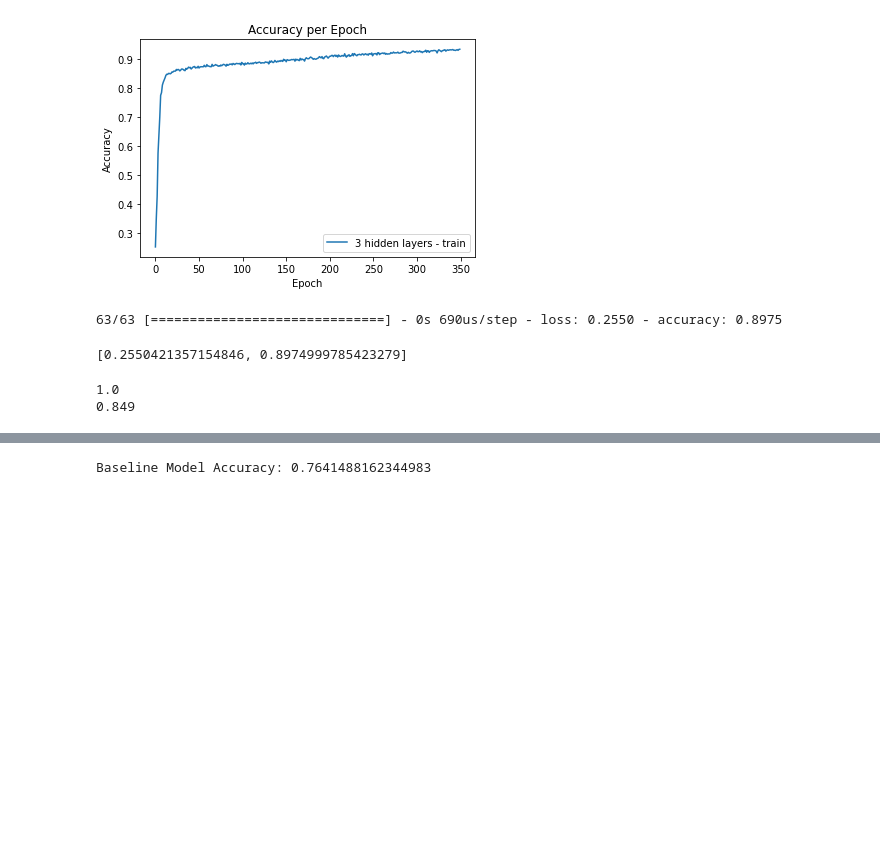
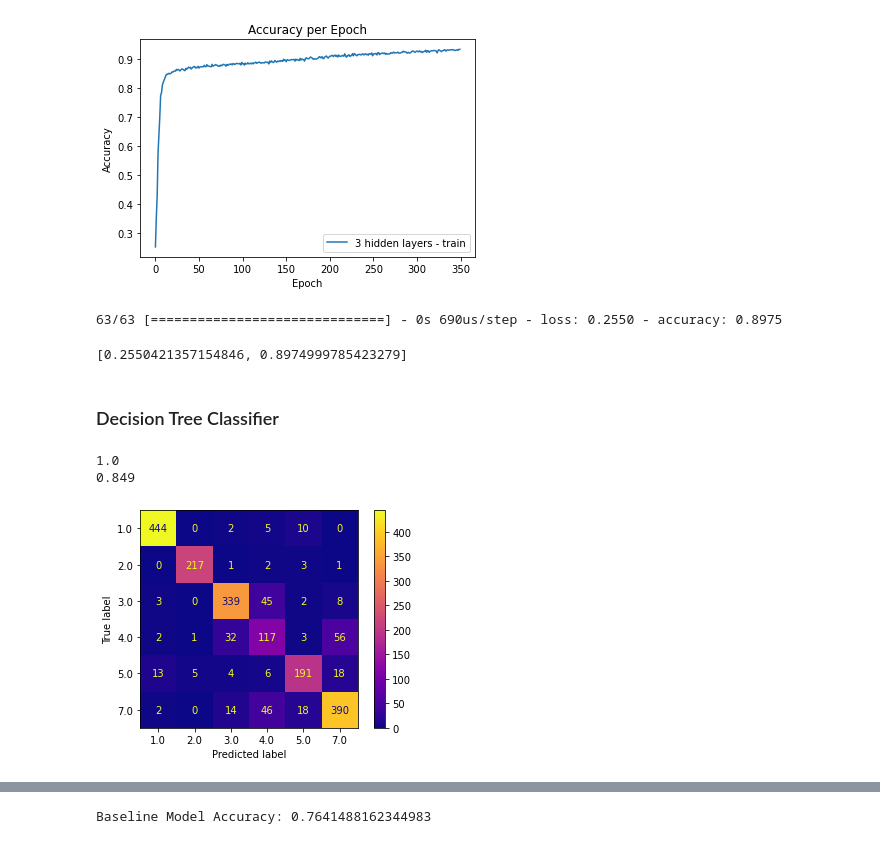
Before and after one commit to jstodd867/landsat-classification, a Jupyter notebook: Capstone_2_Landsat.ipynb, the cells around one changed output, grey strips where cells are left out. Drawn from its saved outputs; the diff is of its cells as text; code cells hidden in the pictures; blank space fills up the shorter version.

Commit message:
updated counts plot

```diff
--- a/Capstone_2_Landsat.ipynb
+++ b/Capstone_2_Landsat.ipynb
@@ -294,6 +294,8 @@ model.evaluate(scaler.transform(X_test), enc.transform(y_test.reshape(-1,1)).toa
 # %% [output]
 63/63 [==============================] - 0s 690us/step - loss: 0.2550 - accuracy: 0.8975
 [0.2550421357154846, 0.8974999785423279]
+# %% [markdown]
+### Decision Tree Classifier
 # %%
 from sklearn.tree import DecisionTreeClassifier
 from sklearn.metrics import accuracy_score
@@ -307,3 +309,11 @@ print(accuracy_score(y_test, yhat))
 # %% [output]
 1.0
 0.849
+# %%
+from sklearn.metrics import confusion_matrix, ConfusionMatrixDisplay
+# Confusion Matrix
+conf_mx = confusion_matrix(y_test, yhat, labels=clf.classes_)
+np.round(conf_mx, 2)
+cm_display = ConfusionMatrixDisplay(conf_mx, display_labels=clf.classes_).plot(cmap='plasma')
+# %% [output]
+[figure, added]
```
Also changed, not shown: parts of 9 cells of this notebook, 3 other files.
